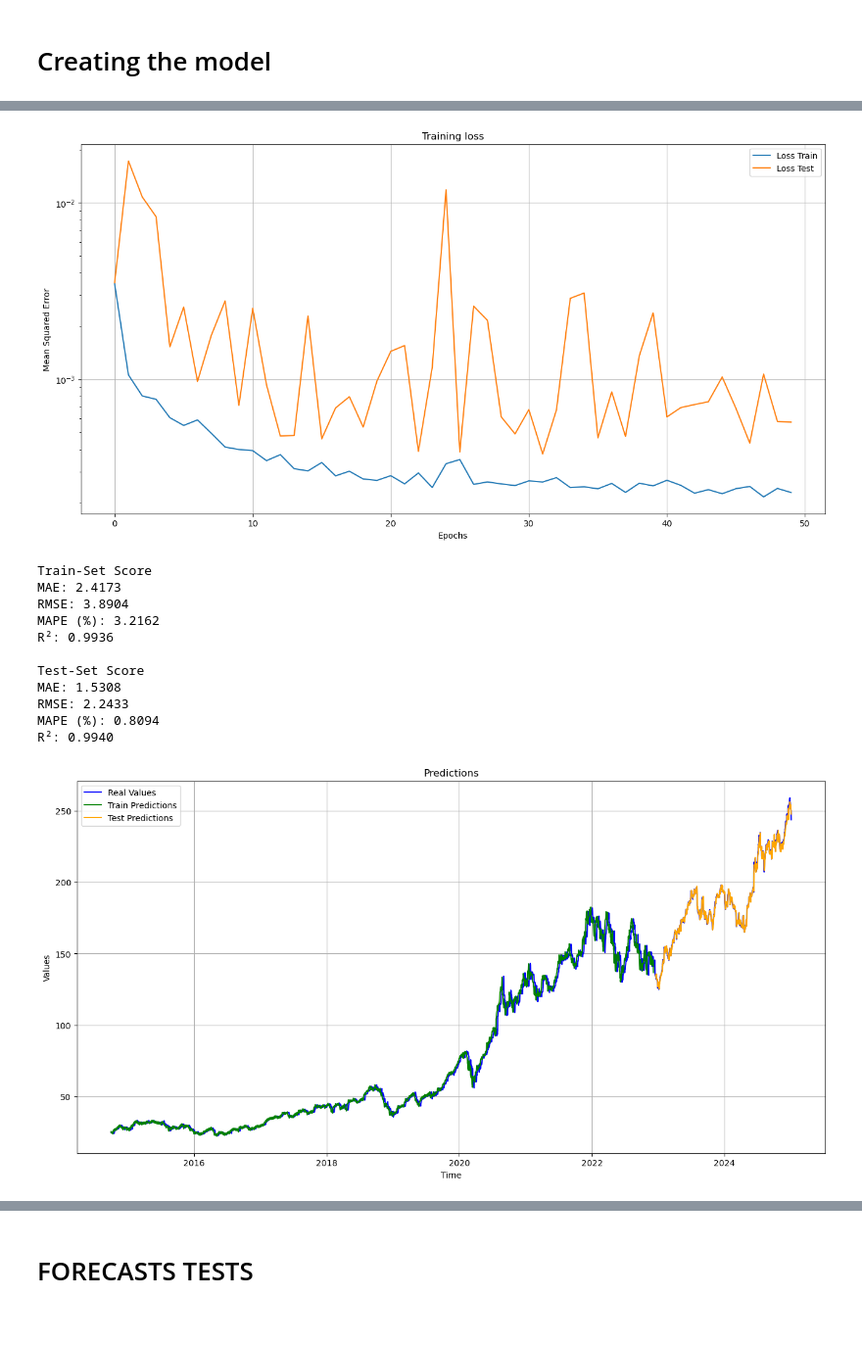
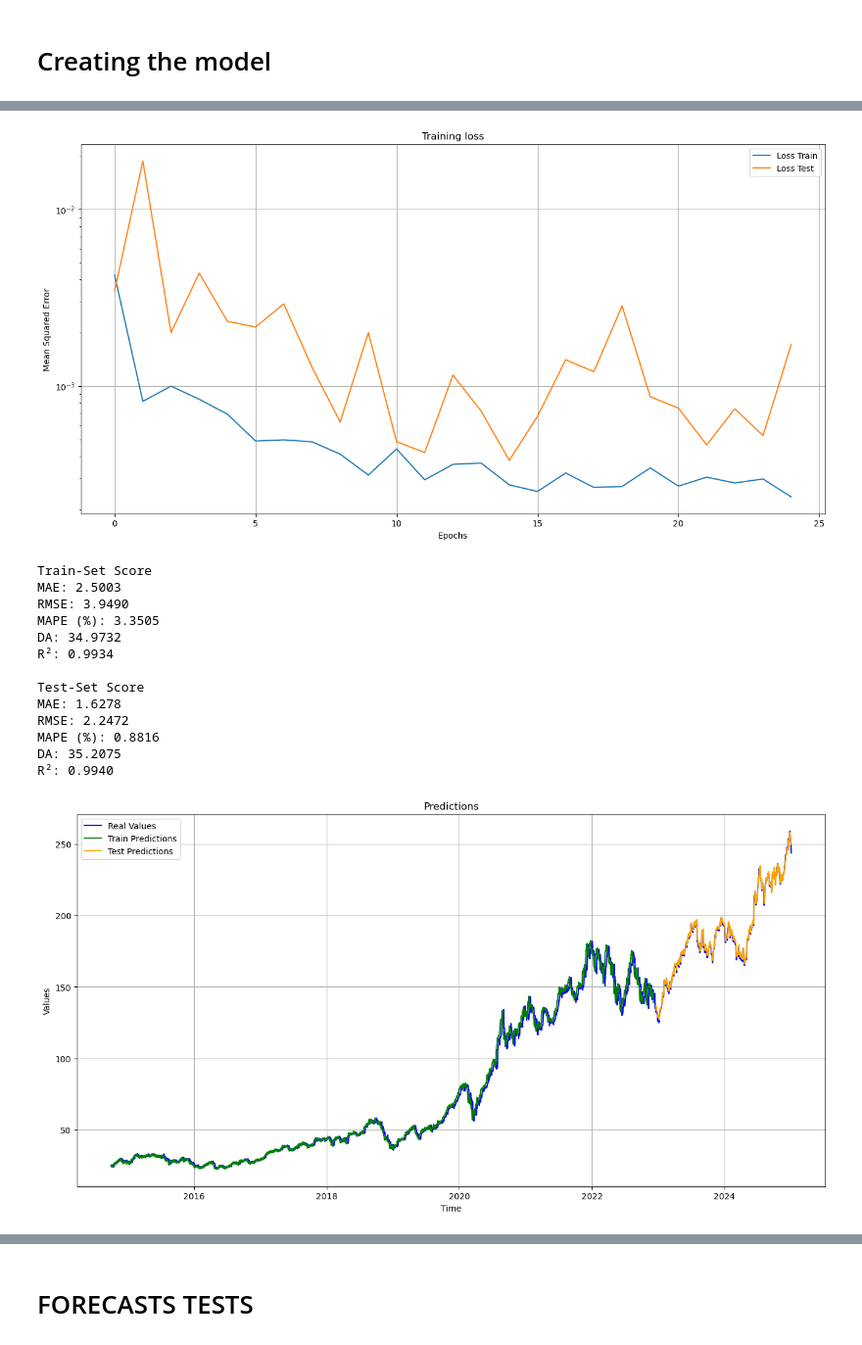
Before and after one commit to Orbmad/Subtle_Stock_Market_Prediction, a Jupyter notebook: apple_forecasting.ipynb, the cells around one changed output, grey strips where cells are left out. Shown at 98% size. Saved outputs shown, nothing was run; the diff lists cells and outputs as text; code cells hidden in the pictures.

```diff
--- a/apple_forecasting.ipynb
+++ b/apple_forecasting.ipynb
@@ -7,7 +7,7 @@ lstm_units = [100, 100]
 dense_units = [50]
 dropout = 0
 
-epochs = 50
+epochs = 25
 batch_size = 8
 set_early_stopping = True
 # %%
@@ -60,7 +45,10 @@ input = df[['Close', 'weekday_sin', 'weekday_cos']]
 #        'MACD_Signal', 'BBU_20_2.0', 'BBL_20_2.0', 'momentum_10', 'ATR_14', 'week_day_num']]
 # %%
 # Preparing Data
-data_scaler = mlu.Data_Robust_Scaler(input, target)
+to_ignore = []
+#to_ignore = ['weekday_sin', 'weekday_cos']
+
+data_scaler = mlu.Data_Robust_Scaler(input, target, features_to_ignore=to_ignore)
 scaled_input, scaled_target = data_scaler.get_scaled_data()
 X_train, X_test, y_train, y_test, input_size, train_size = mlu.train_test_split_timeWindows(scaled_input,
                                                                                             scaled_target,
@@ -113,13 +101,15 @@ Epoch 50/50
-[figure, old version]
+[figure, new version]
 Train-Set Score
-MAE: 2.4173
-RMSE: 3.8904
-MAPE (%): 3.2162
-R²: 0.9936
+MAE: 2.5003
+RMSE: 3.9490
+MAPE (%): 3.3505
+DA: 34.9732
+R²: 0.9934
 
 Test-Set Score
-MAE: 1.5308
-RMSE: 2.2433
-MAPE (%): 0.8094
+MAE: 1.6278
+RMSE: 2.2472
+MAPE (%): 0.8816
+DA: 35.2075
 R²: 0.9940
-[figure, old version]
+[figure, new version]
```
Also changed, not shown: parts of 20 cells of this notebook, 2 other files.
